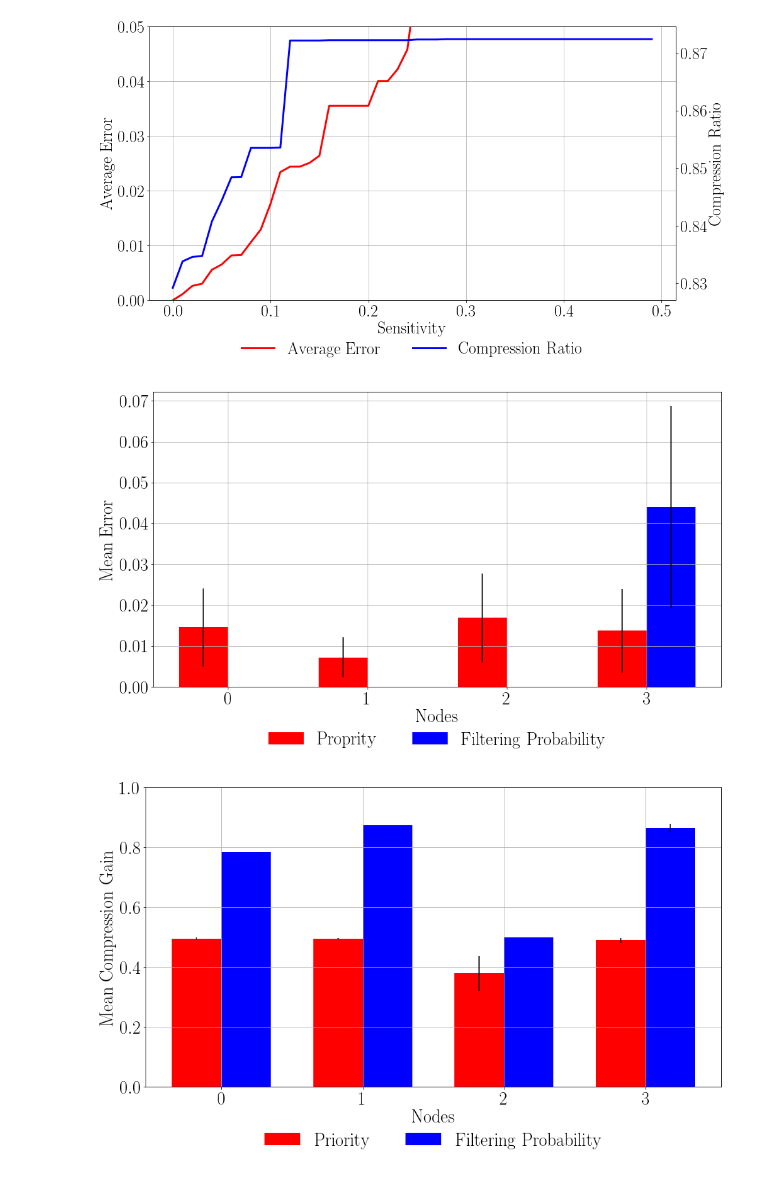
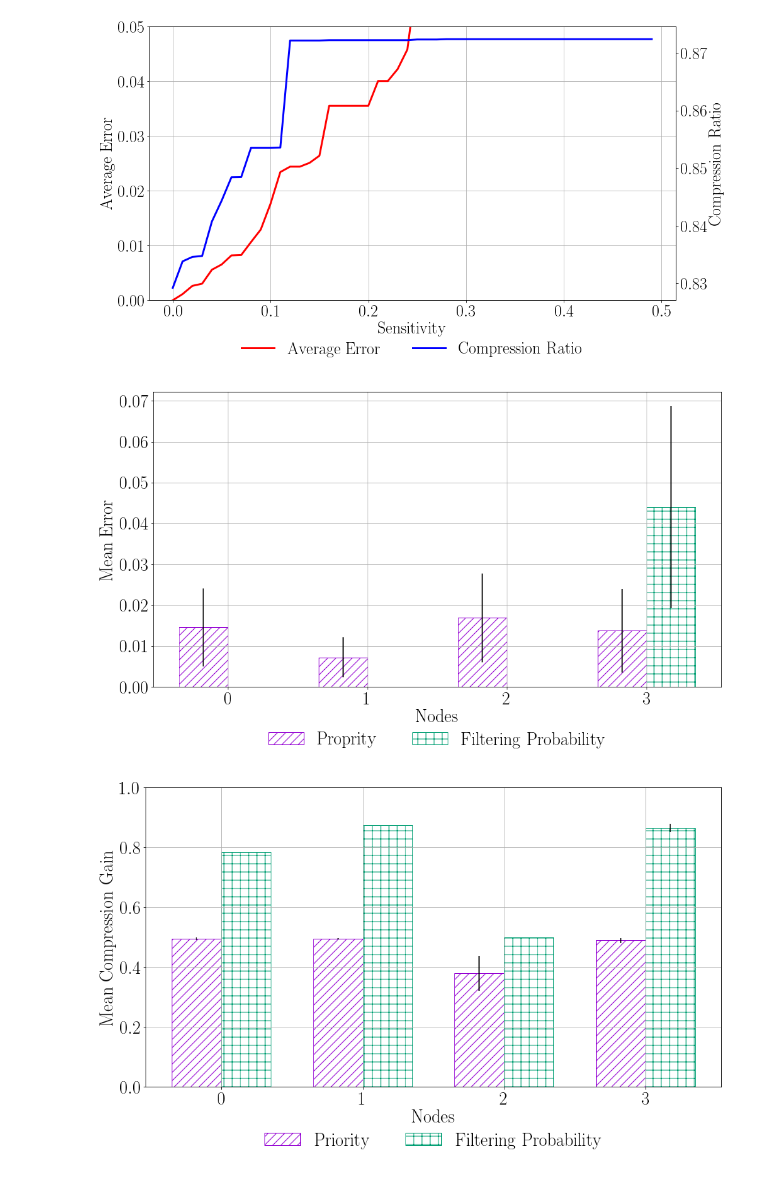
Before and after one commit to tsokalo/SimpleNetSim, a Jupyter notebook: comp/compression.ipynb, the cells around one changed output. Drawn from its saved outputs; the diff is of its cells as text; code cells hidden in the pictures.

```diff
--- a/comp/compression.ipynb
+++ b/comp/compression.ipynb
@@ -271,14 +271,22 @@ plt.grid()
 ax.set_xlabel(r"Nodes")
 ax.set_ylabel(r"Mean Error")
 
-a = ax.bar(0, prioNode0.priorityError.mean(), width, yerr=prioNode0.priorityError.std(), label='prio', color="red")
-aa = ax.bar(0 + width, pfNode0.pfError.mean(), width, yerr=pfNode0.pfError.std(), label='pf', color='blue')
-b = ax.bar(1, prioNode1.priorityError.mean(), width, yerr=prioNode1.priorityError.std(), label='prio', color="red")
-bb = ax.bar(1 + width, pfNode1.pfError.mean(), width, yerr=pfNode1.pfError.std(), label='pf', color='blue')
-c = ax.bar(2, prioNode2.priorityError.mean(), width, yerr=prioNode2.priorityError.std(), label='prio', color="red")
-cc = ax.bar(2 + width, pfNode2.pfError.mean(), width, yerr=pfNode2.pfError.std(), label='pf', color='blue')
-d = ax.bar(3, prioNode3.priorityError.mean(), width, yerr=prioNode3.priorityError.std(), label='prio', color="red")
-d = ax.bar(3 + width, pfNode3.pfError.mean(), width, yerr=pfNode3.pfError.std(), label='pf', color="blue")
+a = ax.bar(0, prioNode0.priorityError.mean(), width, yerr=prioNode0.priorityError.std(), label='prio',
+           color="white", hatch="//", edgecolor="#9400d3")
+aa = ax.bar(0 + width, pfNode0.pfError.mean(), width, yerr=pfNode0.pfError.std(), label='pf',
+           color="white", hatch="+", edgecolor="#009e73")
+b = ax.bar(1, prioNode1.priorityError.mean(), width, yerr=prioNode1.priorityError.std(), label='prio',
+           color="white", hatch="//", edgecolor="#9400d3")
+bb = ax.bar(1 + width, pfNode1.pfError.mean(), width, yerr=pfNode1.pfError.std(), label='pf',
+            color="white", hatch="+", edgecolor="#009e73")
+c = ax.bar(2, prioNode2.priorityError.mean(), width, yerr=prioNode2.priorityError.std(), label='prio',
+           color="white", hatch="//", edgecolor="#9400d3")
+cc = ax.bar(2 + width, pfNode2.pfError.mean(), width, yerr=pfNode2.pfError.std(), label='pf',
+            color="white", hatch="+", edgecolor="#009e73")
+d = ax.bar(3, prioNode3.priorityError.mean(), width, yerr=prioNode3.priorityError.std(), label='prio',
+           color="white", hatch="//", edgecolor="#9400d3")
+d = ax.bar(3 + width, pfNode3.pfError.mean(), width, yerr=pfNode3.pfError.std(), label='pf',
+           color="white", hatch="+", edgecolor="#009e73")
 
 ax.set_xticks(ind + width / 2)
 ax.set_xticklabels(('0', '1', '2', '3', '4'))
@@ -290,38 +298,46 @@ plt.savefig('res/errorTop3_1.eps', bbox_inches='tight')
 plt.savefig('res/errorTop3_1.pdf', bbox_inches='tight')
 plt.savefig('res/errorTop3_1.png', bbox_inches='tight')
 # %% [output]
-[figure, old version]
+[figure, new version]
 # %%
 ind = np.arange(4)
 width = 0.35
 
 fig, ax = plt.subplots()
 plt.grid()
 plt.ylim([0,1])
 
 
 ax.set_xlabel(r"Nodes")
 ax.set_ylabel(r"Mean Compression Gain")
 
-a = ax.bar(0, prioNode0.compressionRatio.mean(), width, yerr=prioNode0.compressionRatio.std(), label='prio', color="red")
-aa = ax.bar(0 + width, pfNode0.compressionRatio.mean(), width, yerr=pfNode0.compressionRatio.std(), label='pf', color='blue')
-b = ax.bar(1, prioNode1.compressionRatio.mean(), width, yerr=prioNode1.compressionRatio.std(), label='prio', color="red")
-bb = ax.bar(1 + width, pfNode1.compressionRatio.mean(), width, yerr=pfNode1.compressionRatio.std(), label='pf', color='blue')
-c = ax.bar(2, prioNode2.compressionRatio.mean(), width, yerr=prioNode2.compressionRatio.std(), label='prio', color="red")
-cc = ax.bar(2 + width, pfNode2.compressionRatio.mean(), width, yerr=pfNode2.compressionRatio.std(), label='pf', color='blue')
-d = ax.bar(3, prioNode3.compressionRatio.mean(), width, yerr=prioNode3.compressionRatio.std(), label='prio', color="red")
-dd = ax.bar(3 + width, pfNode3.compressionRatio.mean(), width, yerr=pfNode3.compressionRatio.std(), label='pf', color="blue")
+a = ax.bar(0, prioNode0.compressionRatio.mean(), width, yerr=prioNode0.compressionRatio.std(), label='prio',
+           color="white", hatch="//", edgecolor="#9400d3")
+aa = ax.bar(0 + width, pfNode0.compressionRatio.mean(), width, yerr=pfNode0.compressionRatio.std(), label='pf',
+            color="white", hatch="+", edgecolor="#009e73")
+b = ax.bar(1, prioNode1.compressionRatio.mean(), width, yerr=prioNode1.compressionRatio.std(), label='prio',
+           color="white", hatch="//", edgecolor="#9400d3")
+bb = ax.bar(1 + width, pfNode1.compressionRatio.mean(), width, yerr=pfNode1.compressionRatio.std(), label='pf',
+            color="white", hatch="+", edgecolor="#009e73")
+c = ax.bar(2, prioNode2.compressionRatio.mean(), width, yerr=prioNode2.compressionRatio.std(), label='prio',
+           color="white", hatch="//", edgecolor="#9400d3")
+cc = ax.bar(2 + width, pfNode2.compressionRatio.mean(), width, yerr=pfNode2.compressionRatio.std(), label='pf',
+            color="white", hatch="+", edgecolor="#009e73")
+d = ax.bar(3, prioNode3.compressionRatio.mean(), width, yerr=prioNode3.compressionRatio.std(), label='prio',
+           color="white", hatch="//", edgecolor="#9400d3")
+dd = ax.bar(3 + width, pfNode3.compressionRatio.mean(), width, yerr=pfNode3.compressionRatio.std(), label='pf',
+            color="white", hatch="+", edgecolor="#009e73")
 
 ax.set_xticks(ind + width / 2)
 ax.set_xticklabels(('0', '1', '2', '3', '4'))
 ax.legend((a, aa), ('Priority', 'Filtering Probability'),
          loc='upper center', bbox_to_anchor=(0.5, -0.10), frameon=False,
           fancybox=False, shadow=False, ncol=3, markerscale=1, numpoints=1)
 
 plt.savefig('res/gainTop3_1.eps', bbox_inches='tight')
 plt.savefig('res/gainTop3_1.pdf', bbox_inches='tight')
 plt.savefig('res/gainTop3_1.png', bbox_inches='tight')
 # %% [output]
-[figure, old version]
+[figure, new version]
 # %%
 top3_pf_1 = pandas.read_csv("log/top0_pf_0.csv", index_col=False, header=0)
```
Also changed, not shown: parts of 2 cells of this notebook, 42 other files.
